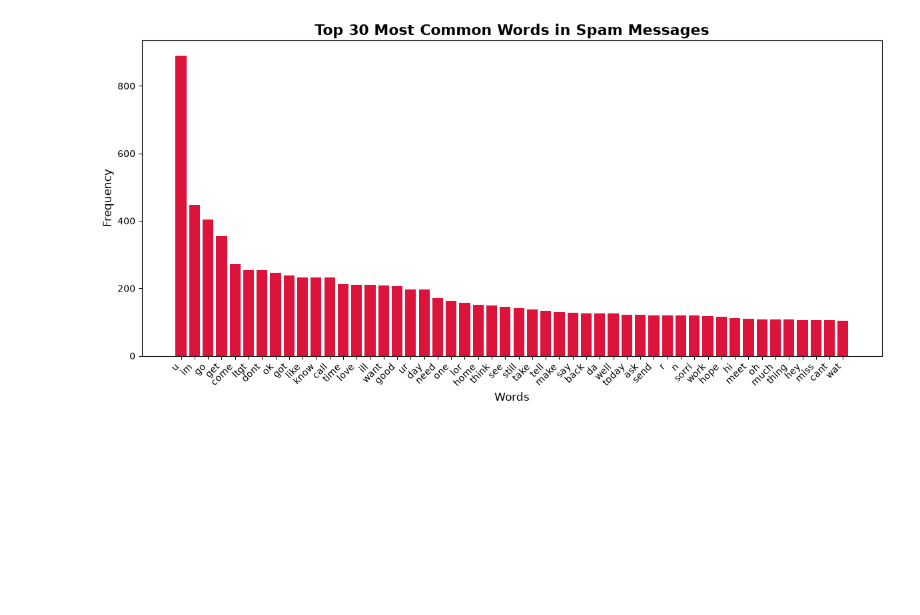
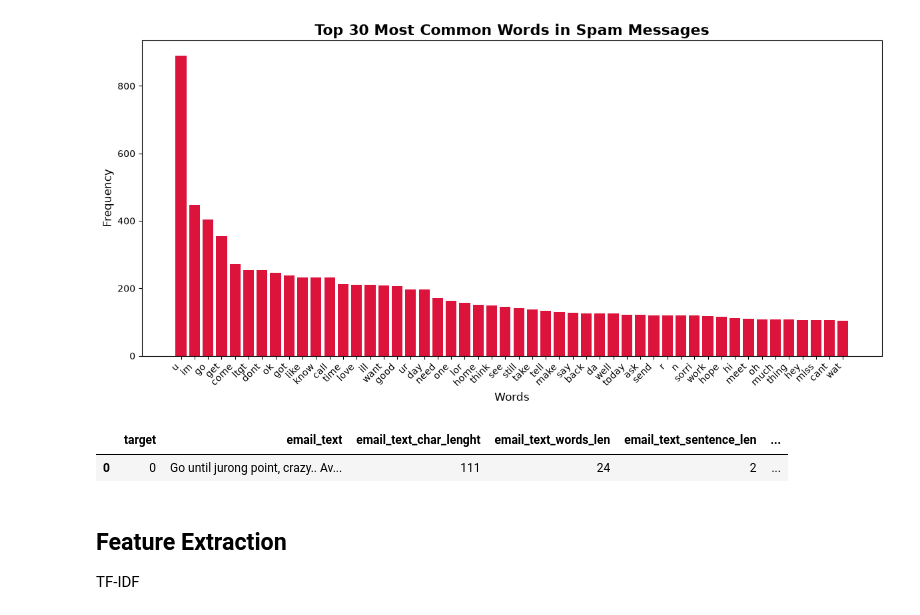
Before and after one commit to SharafatKhattak/Email_Spam_Classifier, a Jupyter notebook: spam.ipynb, the cells around one changed output. Drawn from its saved outputs; the diff is of its cells as text; code cells hidden in the pictures; blank space fills up the shorter version.

Commit message:
Text To Vector Transformation through TF-IDF

```diff
--- a/spam.ipynb
+++ b/spam.ipynb
@@ -232,3 +232,11 @@ plt.tight_layout()
 plt.show()
 # %% [output]
 [figure]
+# %%
+df.head(1)
+# %% [output]
+|  | target | email_text | email_text_char_lenght | email_text_words_len | email_text_sentence_len | ... |
+| 0 | 0 | Go until jurong point, crazy.. Av... | 111 | 24 | 2 | ... |
+# %% [markdown]
+## Feature Extraction
+TF-IDF
```
Also changed, not shown: parts of 4 cells of this notebook.
